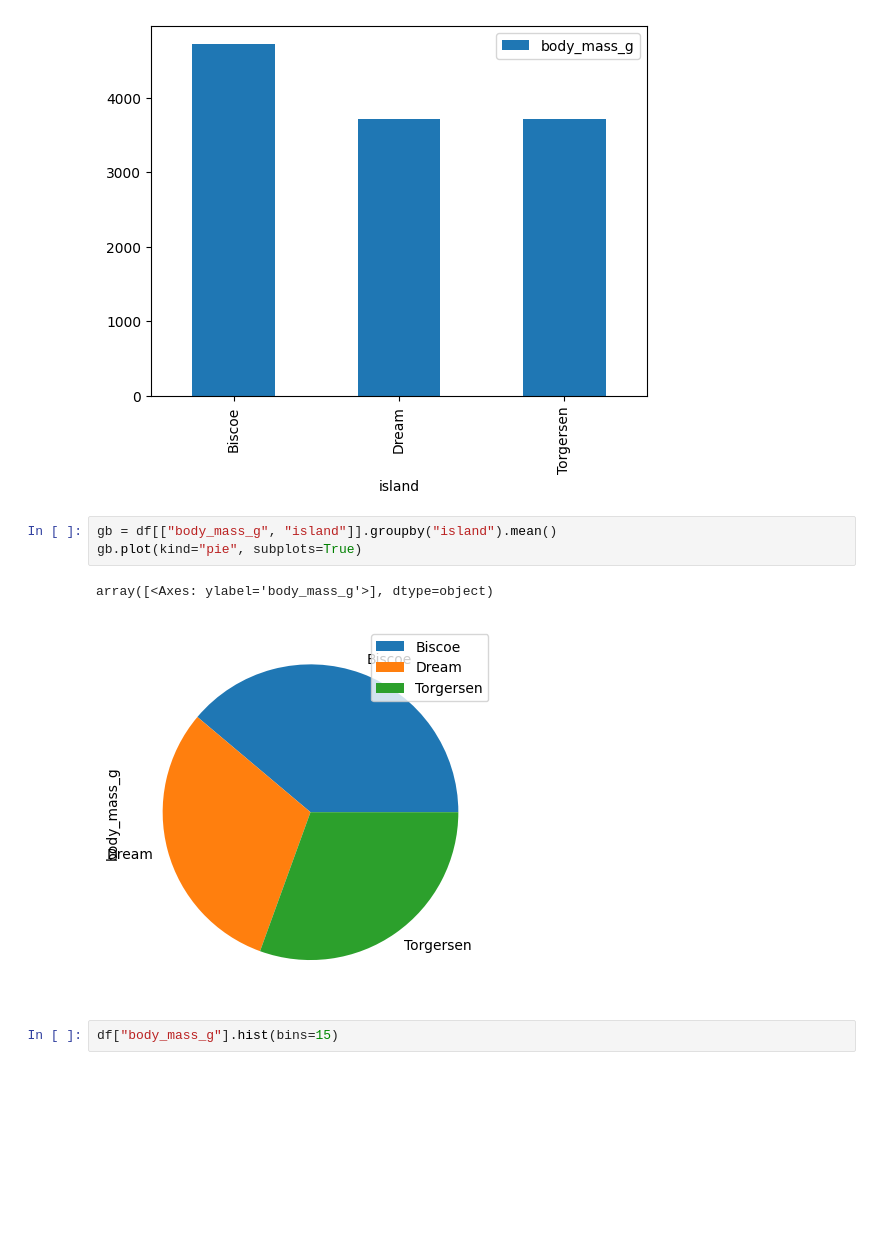
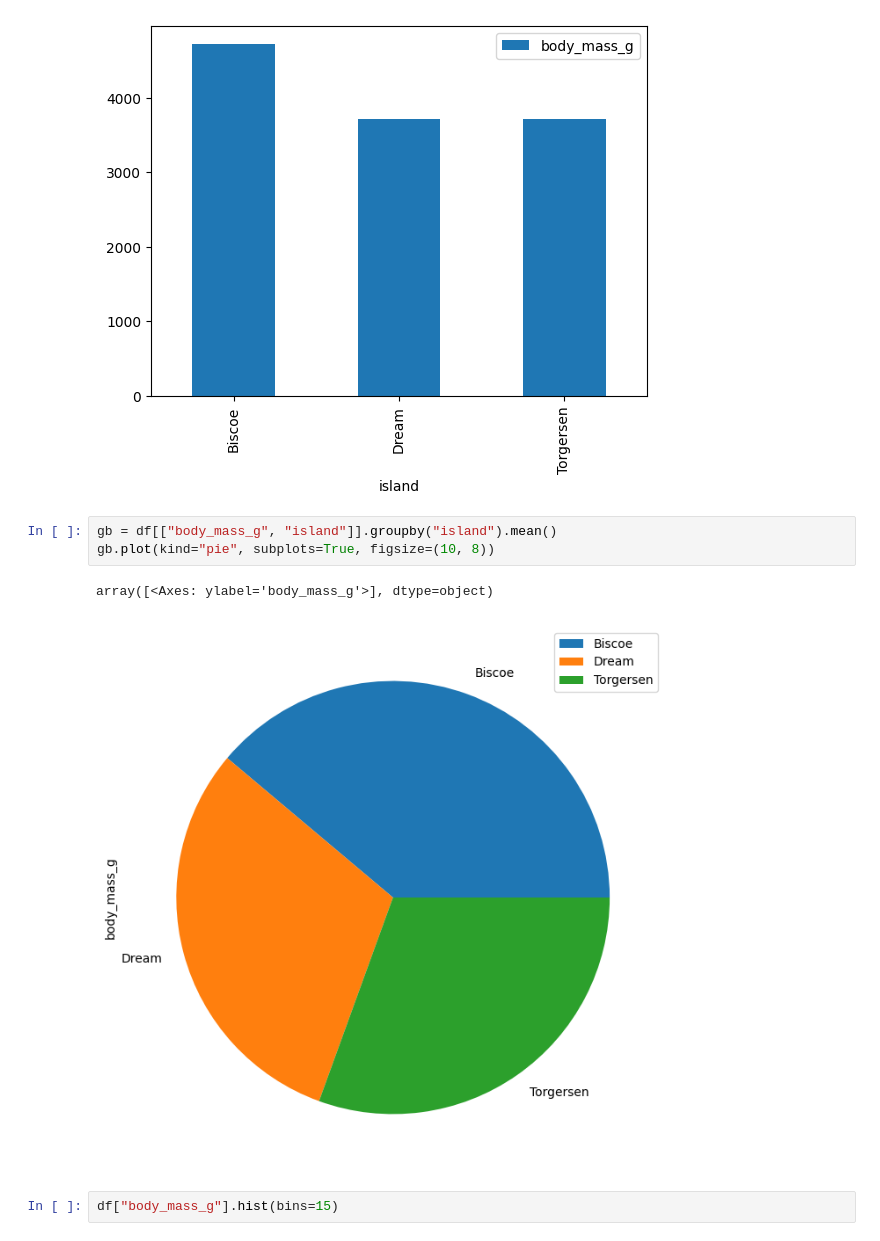
Before and after one commit to hh-blaire-cho/ds101_2025Jun, a Jupyter notebook: 05_Pandas_SeabornData_part1.ipynb, the cells around one changed output. Saved outputs shown, nothing was run; the diff lists cells and outputs as text; blank space fills up the shorter version.

```diff
--- a/09_Pandas_SeabornData_Easy.ipynb
+++ b/05_Pandas_SeabornData_part1.ipynb
@@ -152,10 +180,10 @@ gb.plot(kind="bar")
 [figure]
 # %%
 gb = df[["body_mass_g", "island"]].groupby("island").mean()
-gb.plot(kind="pie", subplots=True)
+gb.plot(kind="pie", subplots=True, figsize=(10, 8))
 # %% [output]
 array([<Axes: ylabel='body_mass_g'>], dtype=object)
-[figure, old version]
+[figure, new version]
 # %%
 df["body_mass_g"].hist(bins=15)
 # %% [output]
```
Also changed, not shown: parts of 18 cells of this notebook, 6 other files.
